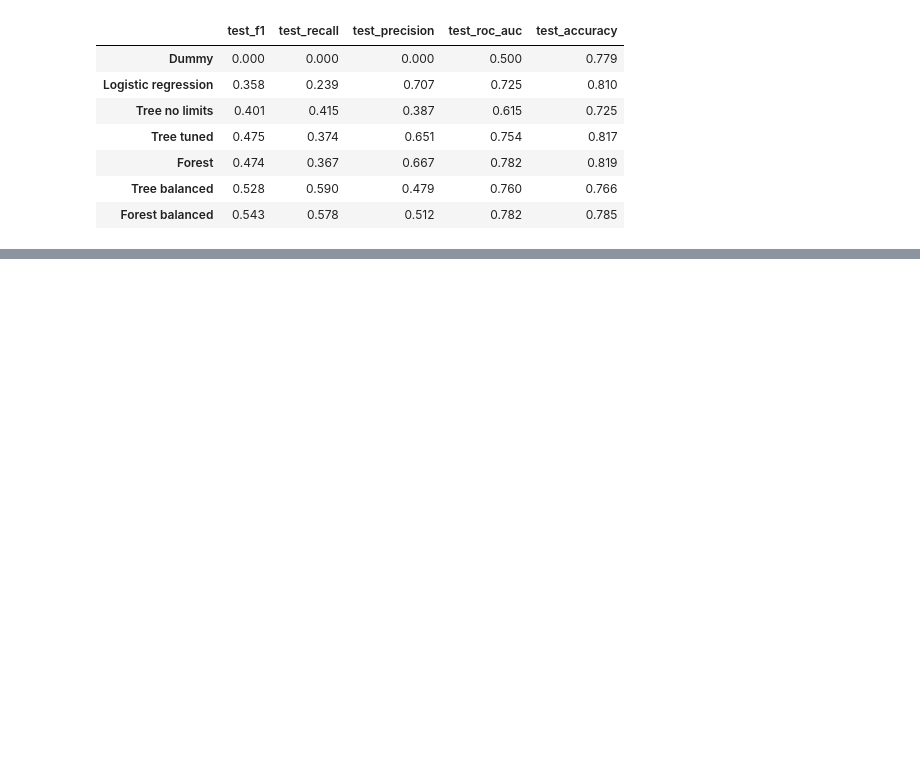
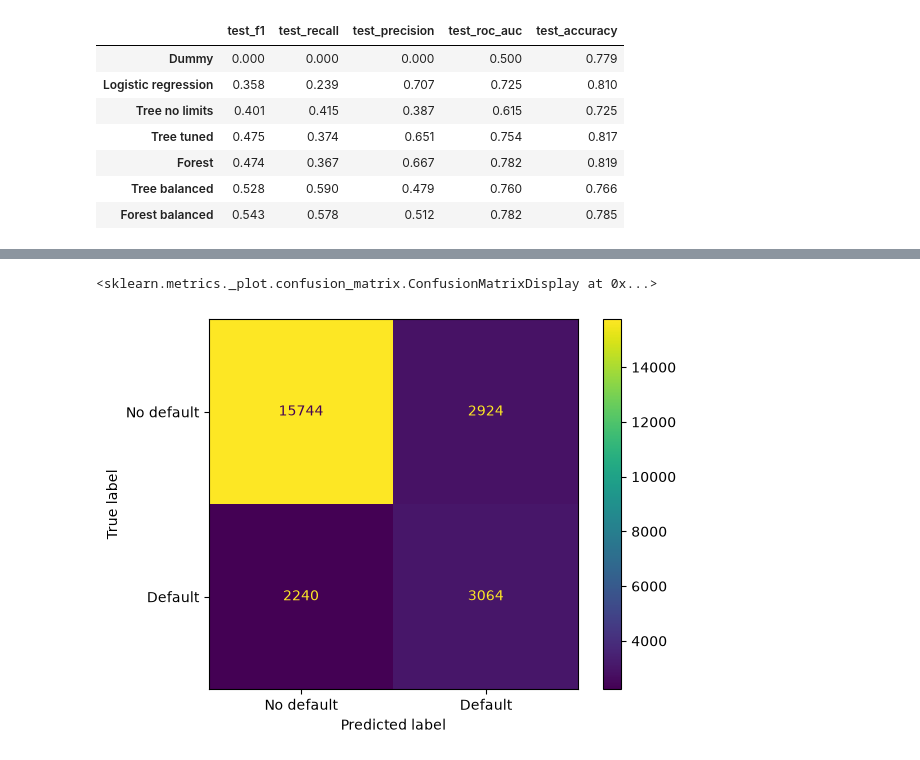
Before and after one commit to Diarmoa/ct4101-credit-default, a Jupyter notebook: notebooks/01_data_audit_and_baseline.ipynb, the cells around one changed output, grey strips where cells are left out. Cells and saved outputs as stored; diff of their text form; code cells hidden in the pictures; blank space fills up the shorter version.

Commit message:
Milestone 3: results table, confusion matrix
Milestone 3: results table, confusion matrix

```diff
--- a/notebooks/01_data_audit_and_baseline.ipynb
+++ b/notebooks/01_data_audit_and_baseline.ipynb
@@ -500,0 +509,17 @@ results_table
+# %%
+from sklearn.model_selection import cross_val_predict
+from sklearn.metrics import ConfusionMatrixDisplay
+
+# predict each training client using a model that did not train on them
+forest_bal_pred = cross_val_predict(
+    forest_bal, X_train, y_train, cv=cv
+)
+
+# chart of right and wrong guesses for the weighted forest
+ConfusionMatrixDisplay.from_predictions(
+    y_train, forest_bal_pred,
+    display_labels=["No default", "Default"]
+)
+# %% [output]
+<sklearn.metrics._plot.confusion_matrix.ConfusionMatrixDisplay at 0x...>
+[figure, added]
```
Also changed, not shown: parts of 7 cells of this notebook.
